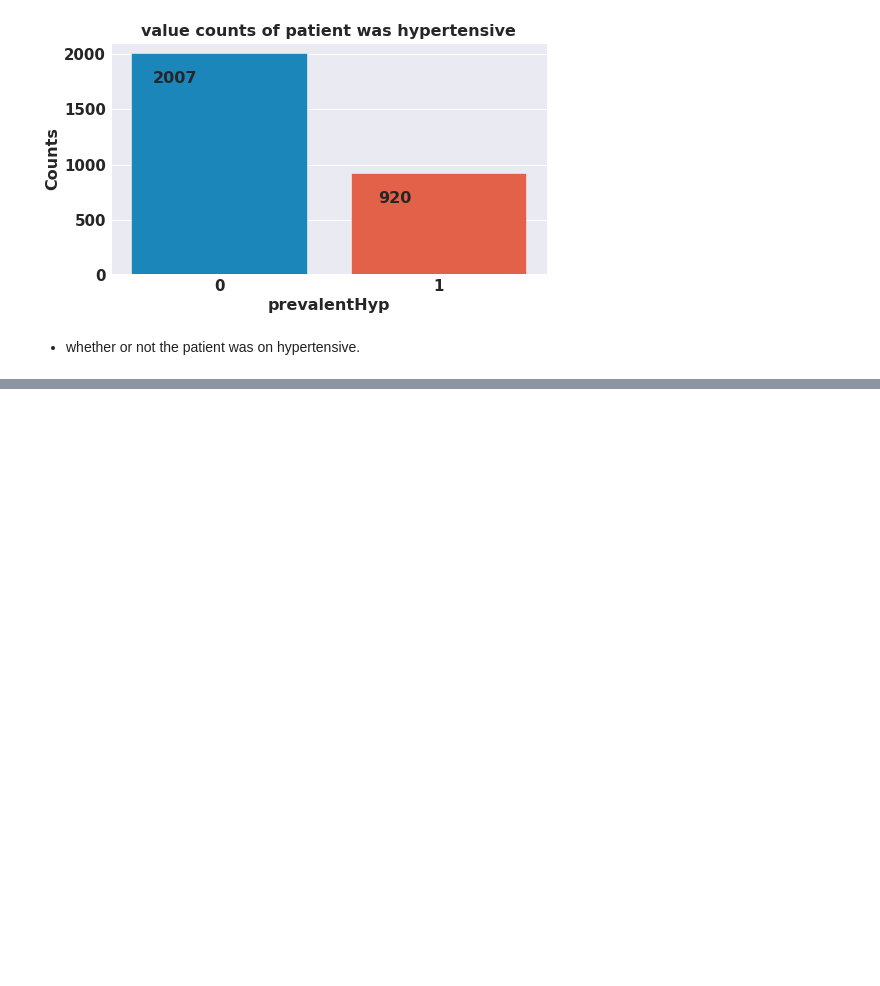
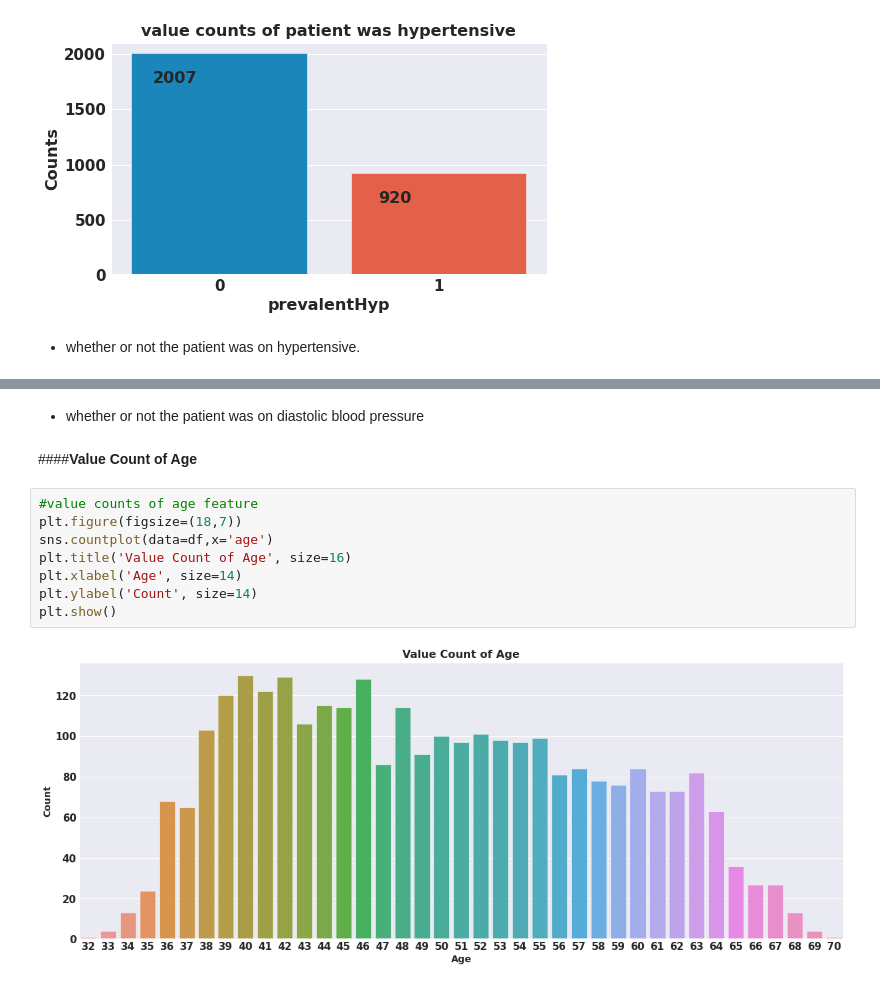
Before and after one commit to kavrit/Cardiovascular-Risk-Prediction, a Jupyter notebook: Capstone_Project_Cardiovascular_Risk_Prediction.ipynb, the cells around one changed output, grey strips where cells are left out. Saved outputs shown, nothing was run; the diff lists cells and outputs as text; blank space fills up the shorter version.

```diff
--- a/Capstone_Project_Cardiovascular_Risk_Prediction.ipynb
+++ b/Capstone_Project_Cardiovascular_Risk_Prediction.ipynb
@@ -539,0 +566,14 @@ plt.show()
+# %% [markdown]
+* whether or not the patient was on diastolic blood pressure
+# %% [markdown]
+####**Value Count of Age**
+# %%
+#value counts of age feature
+plt.figure(figsize=(18,7))
+sns.countplot(data=df,x='age')
+plt.title('Value Count of Age', size=16)
+plt.xlabel('Age', size=14)
+plt.ylabel('Count', size=14)
+plt.show()
+# %% [output]
+[figure, added]
```
Also changed, not shown: parts of 7 cells of this notebook.
